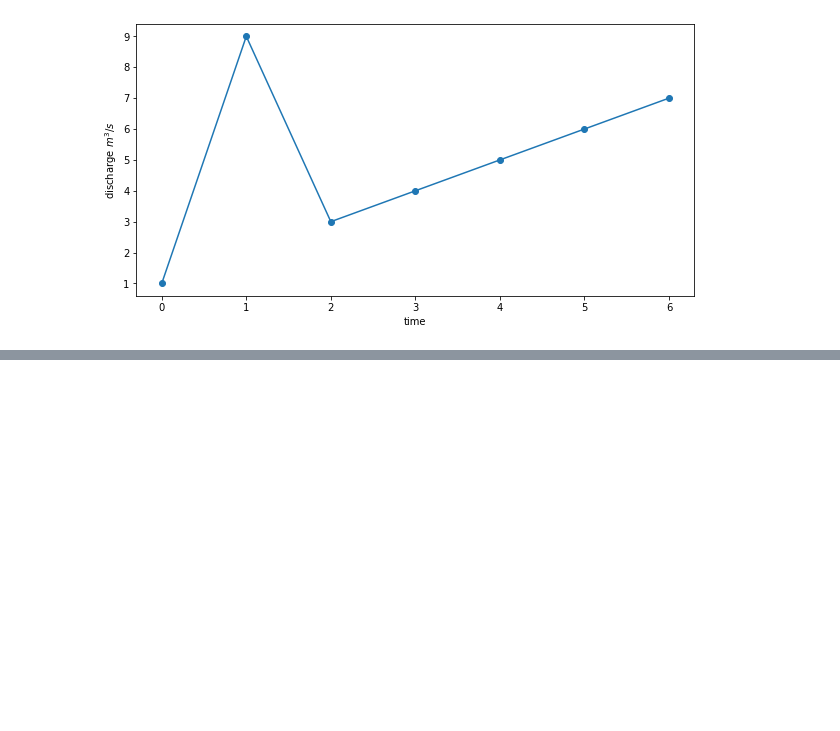
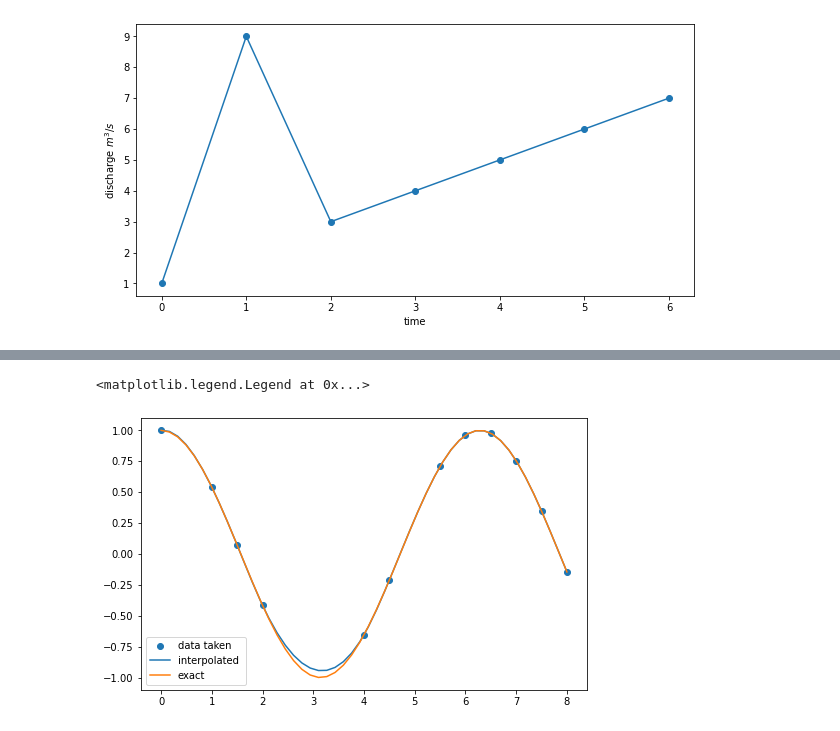
Before and after one commit to deependran7/Numerical-Computation-Class, a Jupyter notebook: Day_1.ipynb, the cells around one changed output, grey strips where cells are left out. Cells and saved outputs as stored; diff of their text form; code cells hidden in the pictures; blank space fills up the shorter version.

```diff
--- a/Day_1.ipynb
+++ b/Day_1.ipynb
@@ -185,0 +209,9 @@ inter_fc(2.5)
+# %%
+fig,ax = plt.subplots(figsize = (8,5))
+ax.scatter(x,y, label = "data taken")
+ax.plot(x_test,y_test, label= 'interpolated ')
+ax.plot(x_test, np.cos(x_test), label = "exact")
+ax.legend()
+# %% [output]
+<matplotlib.legend.Legend at 0x...>
+[figure, added]
```
Also changed, not shown: parts of 14 cells of this notebook.
